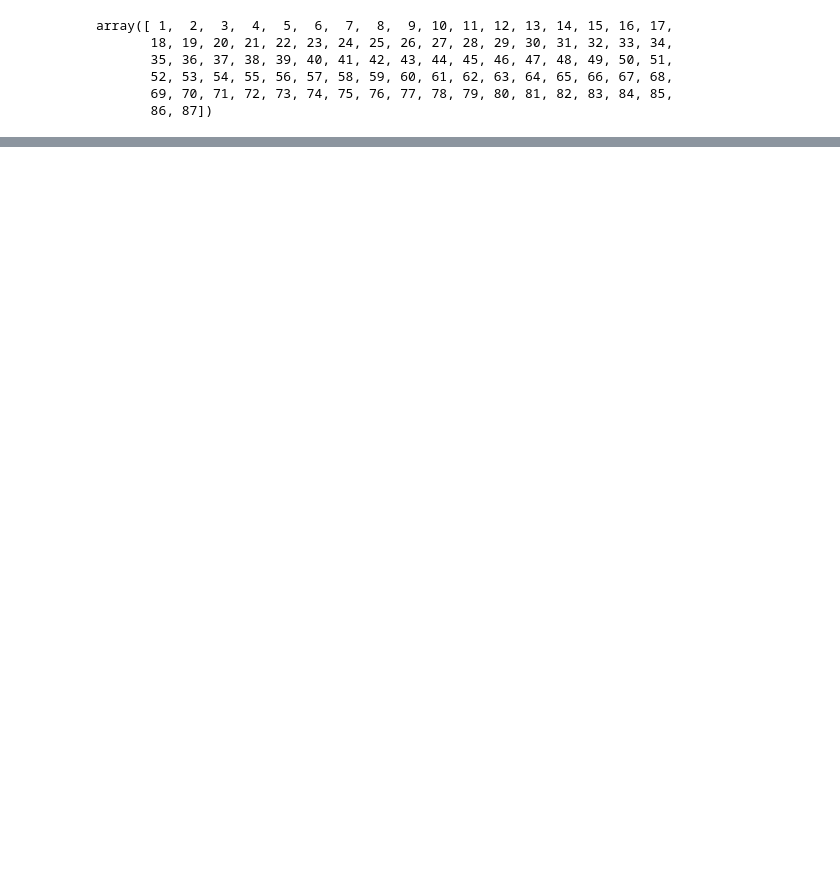
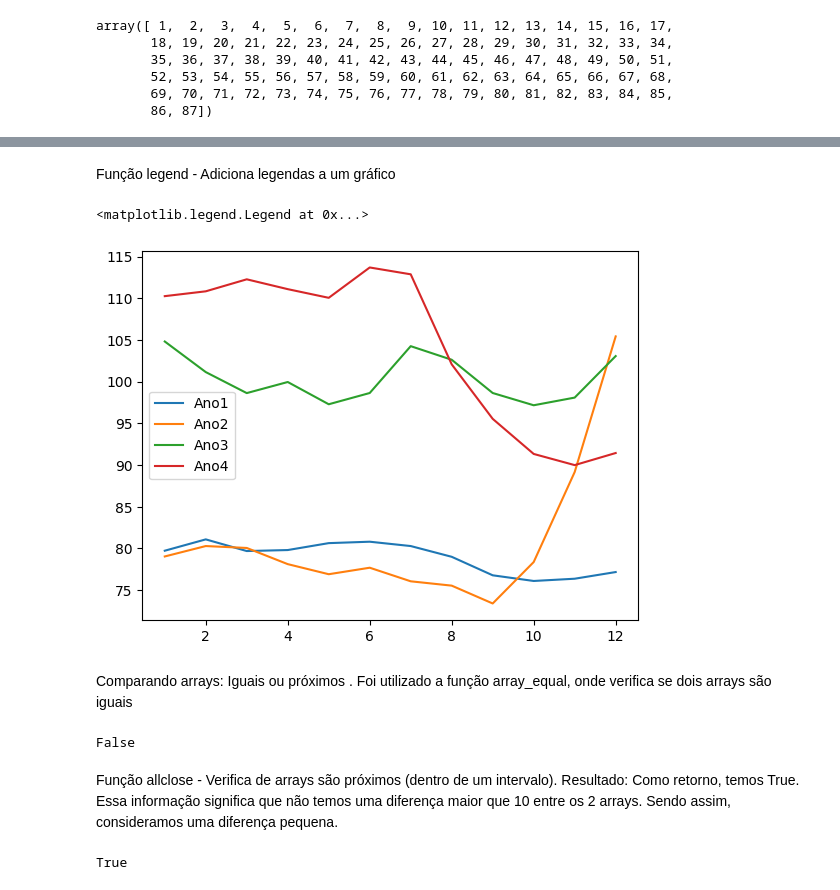
Before and after one commit to Camillabgarcia/Python-para-Data-Science, a Jupyter notebook: Numpy_curso.ipynb, the cells around one changed output, grey strips where cells are left out. Cells and saved outputs as stored; diff of their text form; code cells hidden in the pictures; blank space fills up the shorter version.

```diff
--- a/Numpy_curso.ipynb
+++ b/Numpy_curso.ipynb
@@ -33,0 +139,23 @@ array([ 1,  2,  3,  4,  5,  6,  7,  8,  9, 10, 11, 12, 13, 14, 15, 16, 17,
+# %% [markdown]
+Função legend - Adiciona legendas a um gráfico
+# %%
+plt.plot(np.arange(1,13,1), Moscow_ano1)
+plt.plot(np.arange(1,13,1), Moscow_ano2)
+plt.plot(np.arange(1,13,1), Moscow_ano3)
+plt.plot(np.arange(1,13,1), Moscow_ano4)
+plt.legend(['Ano1','Ano2','Ano3','Ano4'])
+# %% [output]
+<matplotlib.legend.Legend at 0x...>
+[figure, added]
+# %% [markdown]
+Comparando arrays: Iguais ou próximos . Foi utilizado a função array_equal, onde verifica se dois arrays são iguais
+# %%
+np.array_equal(Moscow_ano3, Moscow_ano4)
+# %% [output]
+False
+# %% [markdown]
+Função allclose - Verifica de arrays são próximos (dentro de um intervalo). Resultado: Como retorno, temos True. Essa informação significa que não temos uma diferença maior que 10 entre os 2 arrays. Sendo assim, consideramos uma diferença pequena.
+# %%
+np.allclose(Moscow_ano3, Moscow_ano4, 10)
+# %% [output]
+True
```
Also changed, not shown: parts of 92 cells of this notebook.
